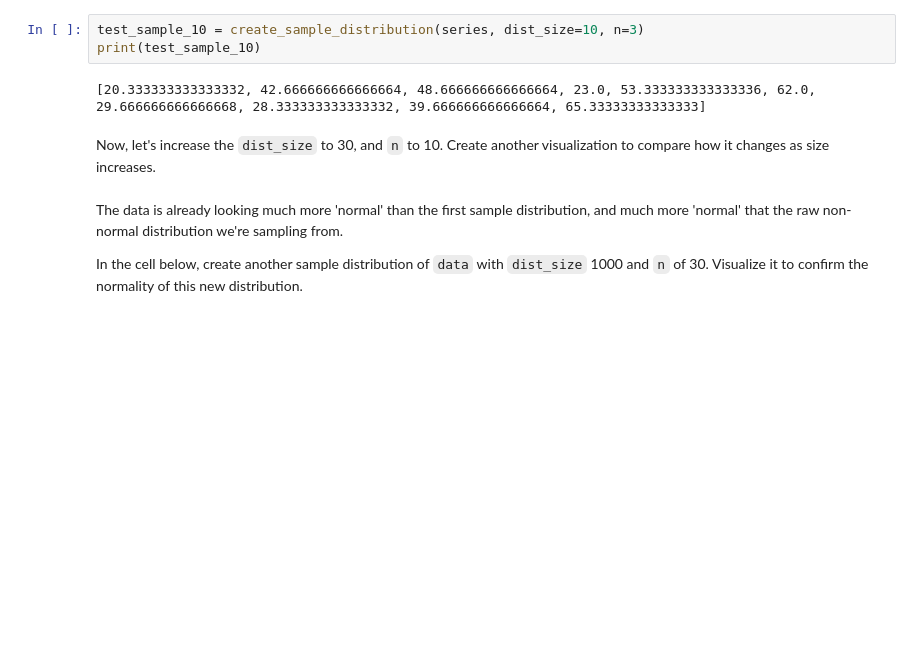
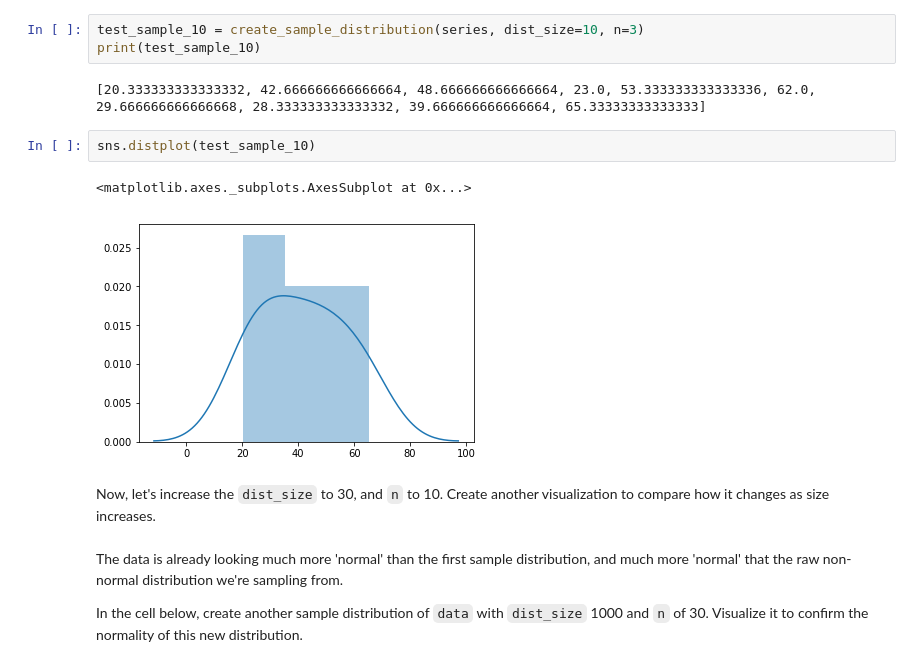
Before and after one commit to lasoya/dsc-2-19-13-central-limit-theorem-lab-nyc-ds-career-031119, a Jupyter notebook: index.ipynb, the cells around one changed output. Drawn from its saved outputs; the diff is of its cells as text; blank space fills up the shorter version.

```diff
--- a/index.ipynb
+++ b/index.ipynb
@@ -119,6 +119,11 @@ test_sample_10 = create_sample_distribution(series, dist_size=10, n=3)
 print(test_sample_10)
 # %% [output]
 [20.333333333333332, 42.666666666666664, 48.666666666666664, 23.0, 53.333333333333336, 62.0, 29.666666666666668, 28.333333333333332, 39.666666666666664, 65.33333333333333]
+# %%
+sns.distplot(test_sample_10)
+# %% [output]
+<matplotlib.axes._subplots.AxesSubplot at 0x...>
+[figure, added]
 # %% [markdown]
 Now, let's increase the `dist_size` to 30, and `n` to 10.  Create another visualization to compare how it changes as size increases.
 # %% [markdown]
```
